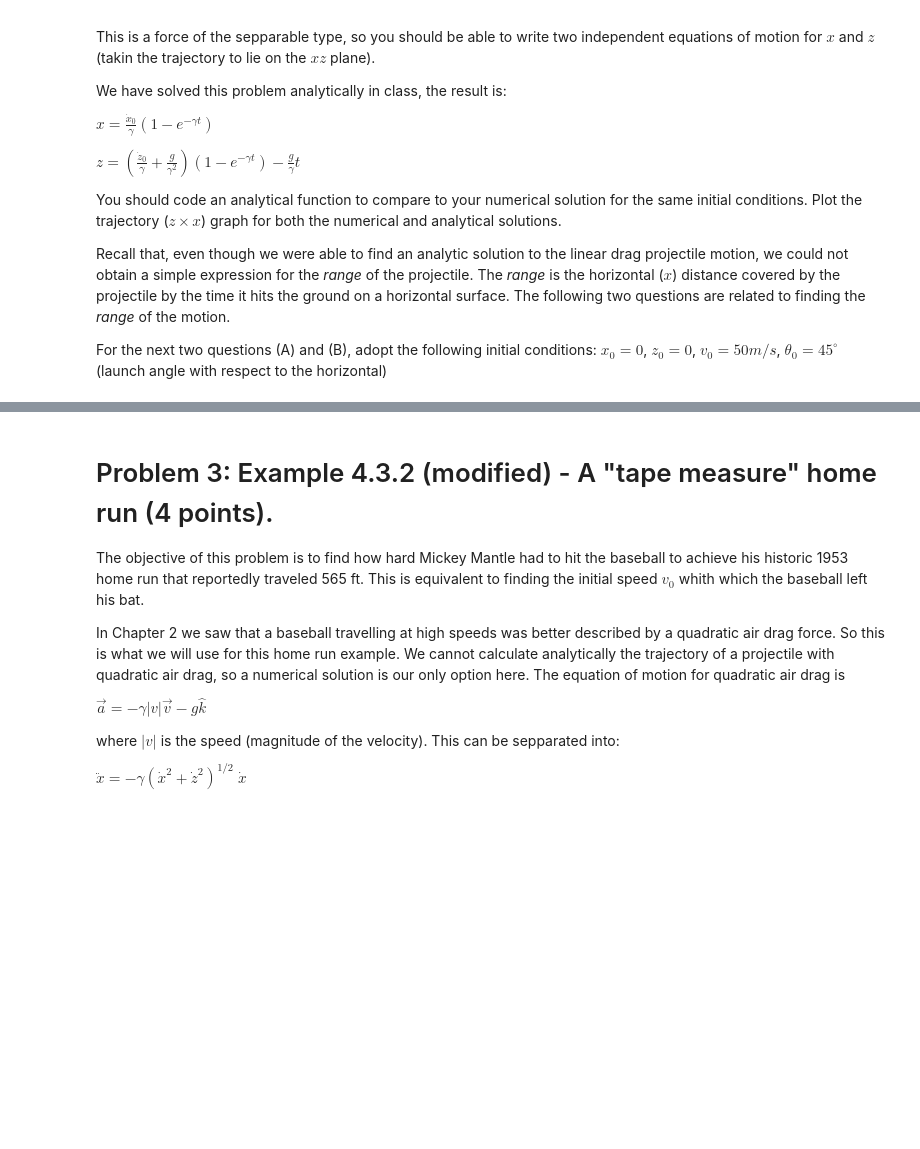
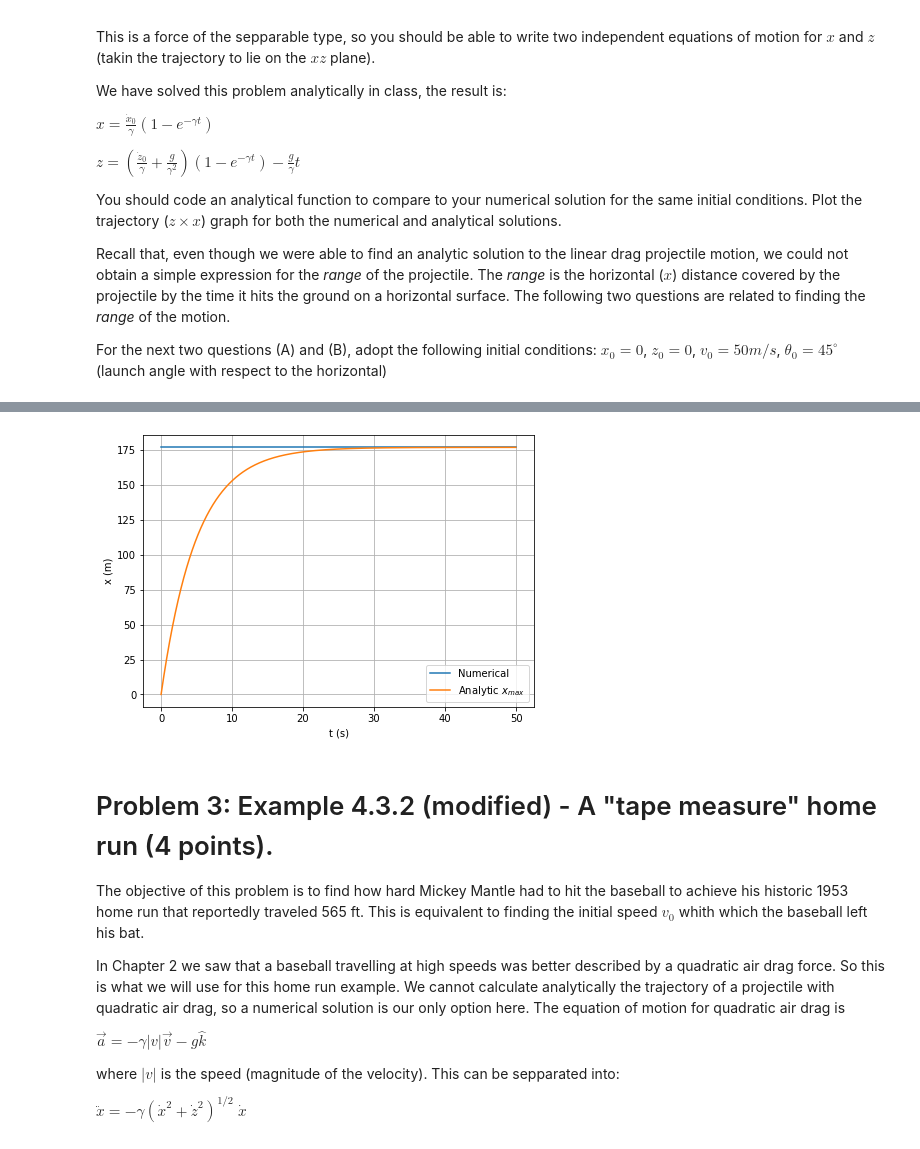
Before and after one commit to Youngposeidon/computational-mechanics-delivery, a Jupyter notebook: project3.ipynb, the cells around one changed output, grey strips where cells are left out. Saved outputs shown, nothing was run; the diff lists cells and outputs as text; code cells hidden in the pictures; blank space fills up the shorter version.

```diff
--- a/project3.ipynb
+++ b/project3.ipynb
@@ -145,3 +237,37 @@ Here is what my plot looks like:
+# %%
+gamma = 0.2 # gamma in s^-1
+
+alpha = 45 # launch angle in degrees
+alpha = np.deg2rad(alpha) # convert launch angle to rad
+v0 = 50 # launch speed in m/s
+x0 = 0 # inital x
+z0 = 0 # inital z
+dt = 0.05 # time interval in s
+tf = 50
+
+# create arrays for position and velocity in x and z
+t = np.arange(0,tf,dt)
+x = np.zeros(len(t))
+vx = np.zeros(len(t))
+
+# get inital x velocity from launch speed and angle
+vx0 = v0*np.cos(alpha)
+
+# set inital conditions
+x[0] = x0
+vx[0] = vx0
+
+# numerical for loop
+for i in range(len(t) -1):
+    x[i + 1], vx[i + 1] = rk2(xlindrag, x[i], vx[i], t[i], dt)
+
+# calculate xmax
+xmax = vx0/gamma
+
+# graph
+PhysPlot.multiplot([[0,tf], t], [[xmax,xmax], x], ["Numerical", "Analytic $x_{max}$", "Analytic - drag"], "t (s)", "x (m)")
+# %% [output]
+[figure, added]
 # %% [markdown]
 # Problem 3: Example 4.3.2 (modified) - A "tape measure" home run (4 points).
 The objective of this problem is to find how hard Mickey Mantle had to hit the baseball to achieve his historic 1953 home run that reportedly traveled 565 ft. This is equivalent to finding the initial speed $v_0$ whith which the baseball left his bat.
```
Also changed, not shown: parts of 13 cells of this notebook.
